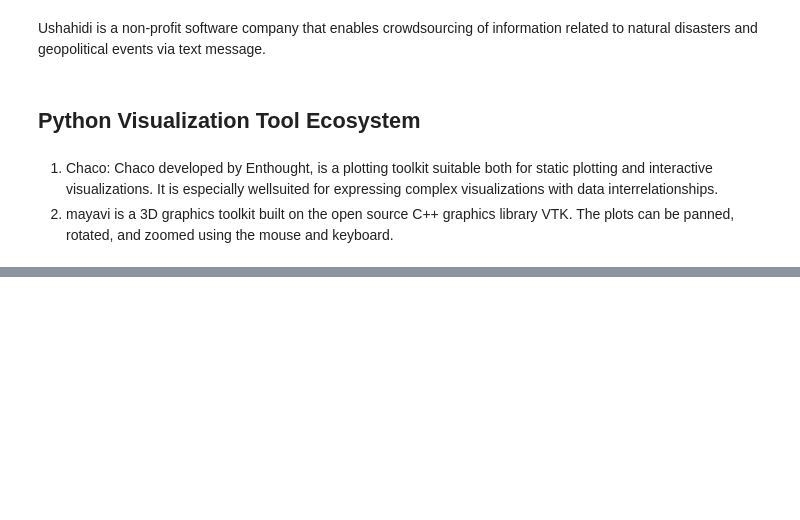
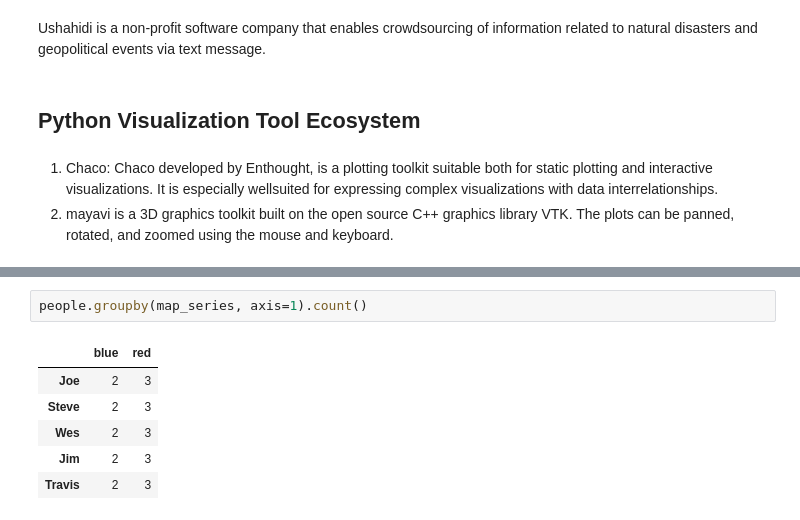
Before and after one commit to reetawwsum/Jupyter-Notebooks, a Jupyter notebook: Python for Data Analysis.ipynb, the cells around one changed output, grey strips where cells are left out. Drawn from its saved outputs; the diff is of its cells as text; blank space fills up the shorter version.

```diff
--- a/Python for Data Analysis.ipynb
+++ b/Python for Data Analysis.ipynb
@@ -1848,0 +1949,9 @@ Ushahidi is a non-profit software company that enables crowdsourcing of informat
+# %%
+people.groupby(map_series, axis=1).count()
+# %% [output]
+|  | blue | red |
+| Joe | 2 | 3 |
+| Steve | 2 | 3 |
+| Wes | 2 | 3 |
+| Jim | 2 | 3 |
+| Travis | 2 | 3 |
```
Also changed, not shown: parts of 21 cells of this notebook.
